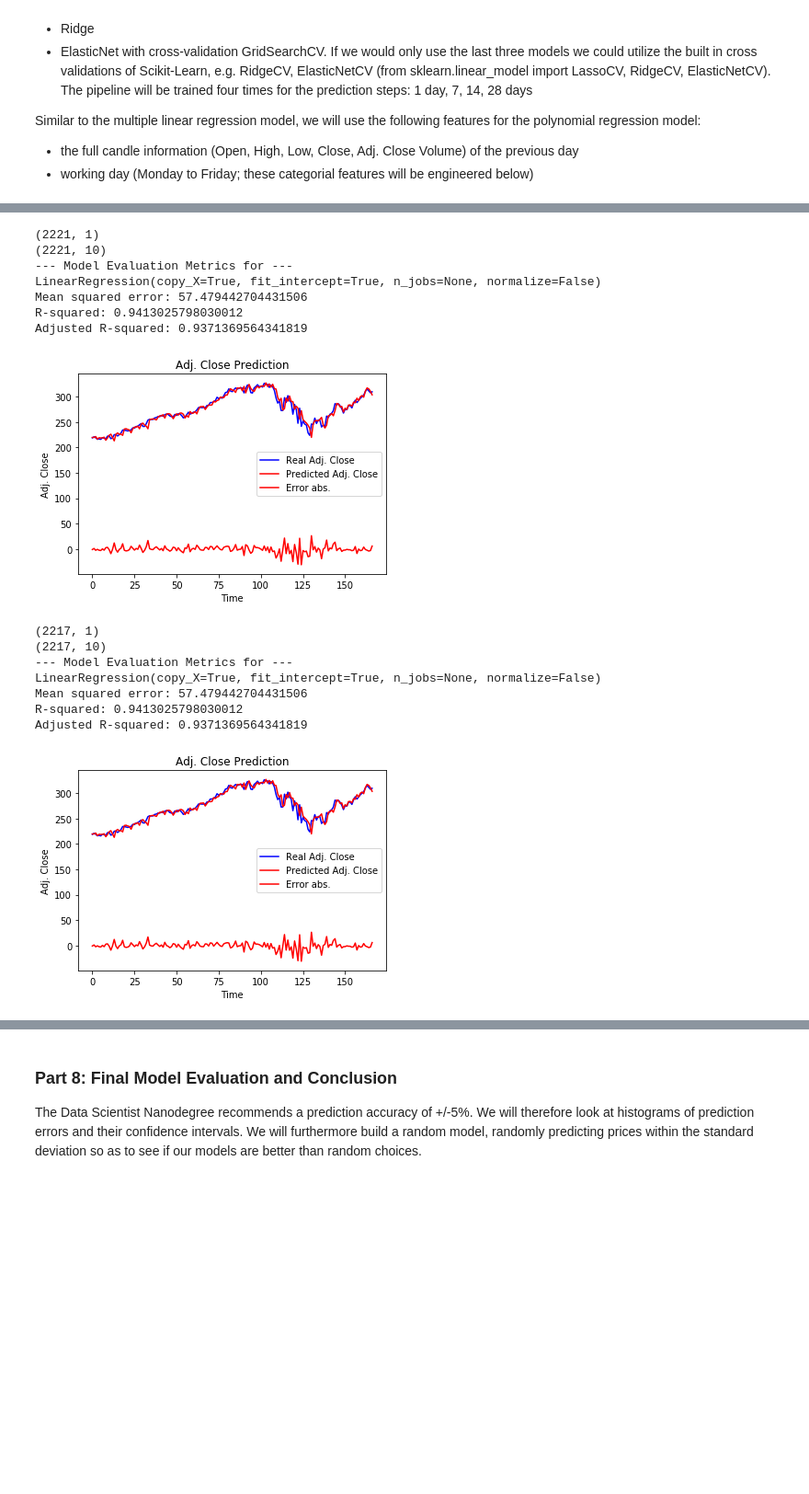
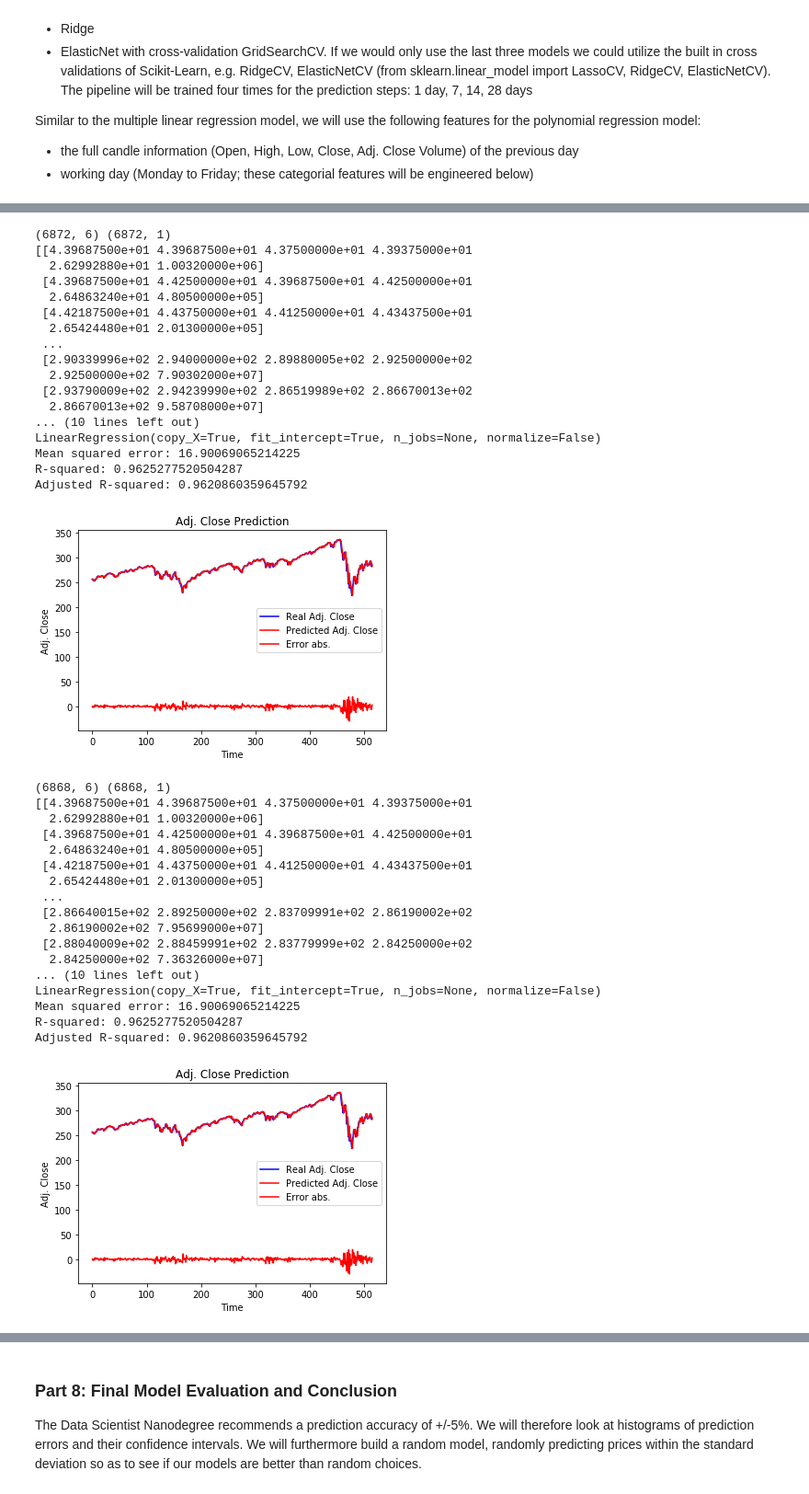
Before and after one commit to MaxMaelicke/dsnd_capstone_stock_price_predictor, a Jupyter notebook: Stock Price Predictor_Data and Model Exploration.ipynb, the cells around one changed output, grey strips where cells are left out. Shown: that part at 92% size. Drawn from its saved outputs; the diff is of its cells as text; code cells hidden in the pictures; blank space fills up the shorter version.

```diff
--- a/Stock Price Predictor_Data and Model Exploration.ipynb
+++ b/Stock Price Predictor_Data and Model Exploration.ipynb
@@ -889,11 +889,13 @@ Similar to the multiple linear regression model, we will use the following featu
 * the full candle information (Open, High, Low, Close, Adj. Close Volume) of the previous day
 * working day (Monday to Friday; these categorial features will be engineered below)
 # %%
-def engineer_split_data(folder_path = 'data', weekday_feature = True, window = 1):
+def import_engineer_data(batch_import = False, folder_path = 'data/SPY.csv', weekday_feature = False, window = 1):
     '''
     Function to import, preprocess and feature engineer stock price data of several stocks from Yahoo Finance for further usage.
     Inputs:
+        batch_import       BOOL; True: Import all .csv files in given folder; False: Import single .csv file
         folder_path        STR; Path to Folder, which contains multiple CSV files provided by Yahoo Finance
+                                If batch_import = False: folder_path must point to specific file, e.g. 'data/MSFT.csv'
         weekday_feature    BOOL; if true dummy variables for weekdays monday-friday are engineered
         window             INT; how many working days shall y be shifted from X (e. g. predict the price of tomorrow (1) or in one week (5))
     Outputs:
@@ -901,8 +903,11 @@ def engineer_split_data(folder_path = 'data', weekday_feature = True, window = 1
         y                  numpy array; dependent variable
         X_cols             list; showing column names, representing the names of the independent variables
     '''
-    df = batch_import(folder_path)
-    df = df.drop(['Ticker'], axis = 1)
+    if batch_import:
+        df = batch_import(folder_path)
+        df = df.drop(['Ticker'], axis = 1)
+    else:
+        df = import_data(folder_path)
 
     if weekday_feature:
         # Create column with weekdays from Date column
@@ -928,9 +933,9 @@ def engineer_split_data(folder_path = 'data', weekday_feature = True, window = 1
     # --> Delete window rows at the end of X
         X = np.delete(X, -1, 0)
 
-    return X, y, X_cols
+    return X, y
 # %%
-def split_scale_train_predict(X = X, y = y, X_cols = X_cols, regressor = LinearRegression()):
+def split_scale_train_predict(X = X, y = y, regressor = LinearRegression()):
     '''
     Function to import, preprocess and feature engineer stock price data of several stocks from Yahoo Finance for further usage.
     Inputs:
@@ -968,7 +973,7 @@ def split_scale_train_predict(X = X, y = y, X_cols = X_cols, regressor = LinearR
     mse = mean_squared_error(y_test, y_pred)
     r2 = r2_score(y_test, y_pred)
     n = len(y_test)     # sample size
-    p = len( X_cols)    # number of explanatory variables
+    p = X.shape[1]    # number of explanatory variables
     adj_r2 = 1 - (1 - r2) * (n - 1) / (n - p - 1)
 
     # Print model evaluation metrics
@@ -990,4 +995,4 @@ def split_scale_train_predict(X = X, y = y, X_cols = X_cols, regressor = LinearR
     plt.legend()
     plt.show()
 
-    return y_pred # X
+    return y_pred, err, mse, r2, adj_r2 # X
@@ -1006,2 +1002,2 @@ X.shape
 # %%
-X, y, X_cols = engineer_split_data()
+X, y = import_engineer_data()
@@ -1021,22 +1014,43 @@ Adjusted R-squared: 0.9371369564341819
 windows = [1, 5, 10, 20]
 # %%
 for window in windows:
-    X, y, X_cols = engineer_split_data(window = window)
+    X, y = import_engineer_data(window = window)
+    print(X.shape, y.shape)
     y_pred = split_scale_train_predict()
 # %% [output]
-(2221, 1)
-(2221, 10)
---- Model Evaluation Metrics for ---
+(6872, 6) (6872, 1)
+[[4.39687500e+01 4.39687500e+01 4.37500000e+01 4.39375000e+01
+  2.62992880e+01 1.00320000e+06]
+ [4.39687500e+01 4.42500000e+01 4.39687500e+01 4.42500000e+01
+  2.64863240e+01 4.80500000e+05]
+ [4.42187500e+01 4.43750000e+01 4.41250000e+01 4.43437500e+01
+  2.65424480e+01 2.01300000e+05]
+ ...
+ [2.90339996e+02 2.94000000e+02 2.89880005e+02 2.92500000e+02
+  2.92500000e+02 7.90302000e+07]
+ [2.93790009e+02 2.94239990e+02 2.86519989e+02 2.86670013e+02
+  2.86670013e+02 9.58708000e+07]
+... (10 lines left out)
 LinearRegression(copy_X=True, fit_intercept=True, n_jobs=None, normalize=False)
-Mean squared error: 57.479442704431506
-R-squared: 0.9413025798030012
-Adjusted R-squared: 0.9371369564341819
+Mean squared error: 16.90069065214225
+R-squared: 0.9625277520504287
+Adjusted R-squared: 0.9620860359645792
-[figure, old version]
+[figure, new version]
-(2217, 1)
-(2217, 10)
---- Model Evaluation Metrics for ---
+(6868, 6) (6868, 1)
+[[4.39687500e+01 4.39687500e+01 4.37500000e+01 4.39375000e+01
+  2.62992880e+01 1.00320000e+06]
+ [4.39687500e+01 4.42500000e+01 4.39687500e+01 4.42500000e+01
+  2.64863240e+01 4.80500000e+05]
+ [4.42187500e+01 4.43750000e+01 4.41250000e+01 4.43437500e+01
+  2.65424480e+01 2.01300000e+05]
+ ...
+ [2.86640015e+02 2.89250000e+02 2.83709991e+02 2.86190002e+02
+  2.86190002e+02 7.95699000e+07]
+ [2.88040009e+02 2.88459991e+02 2.83779999e+02 2.84250000e+02
+  2.84250000e+02 7.36326000e+07]
+... (10 lines left out)
 LinearRegression(copy_X=True, fit_intercept=True, n_jobs=None, normalize=False)
-Mean squared error: 57.479442704431506
-R-squared: 0.9413025798030012
-Adjusted R-squared: 0.9371369564341819
+Mean squared error: 16.90069065214225
+R-squared: 0.9625277520504287
+Adjusted R-squared: 0.9620860359645792
-[figure, old version]
+[figure, new version]
```
Also changed, not shown: parts of 10 cells of this notebook.
